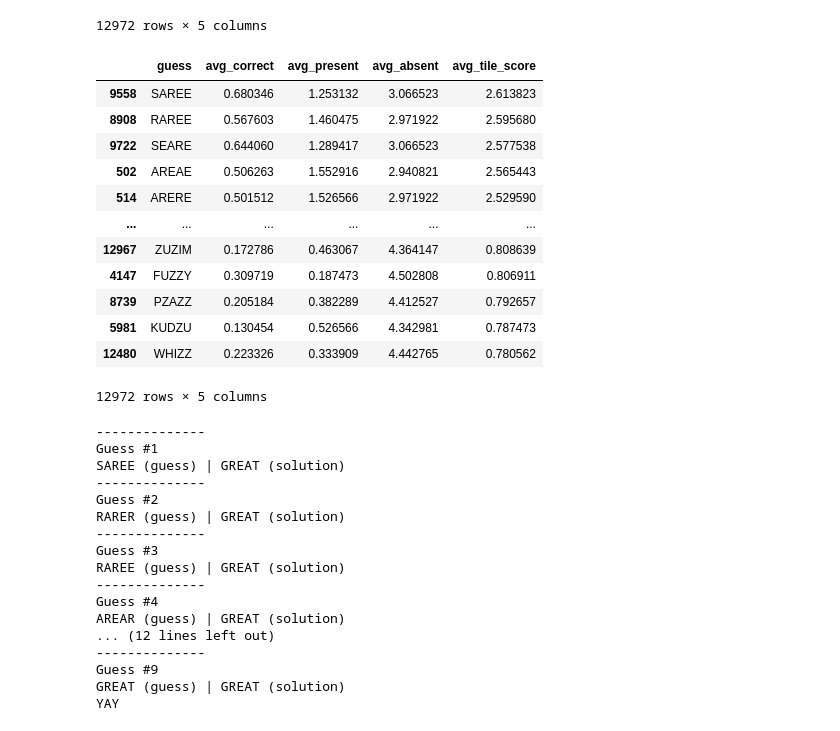
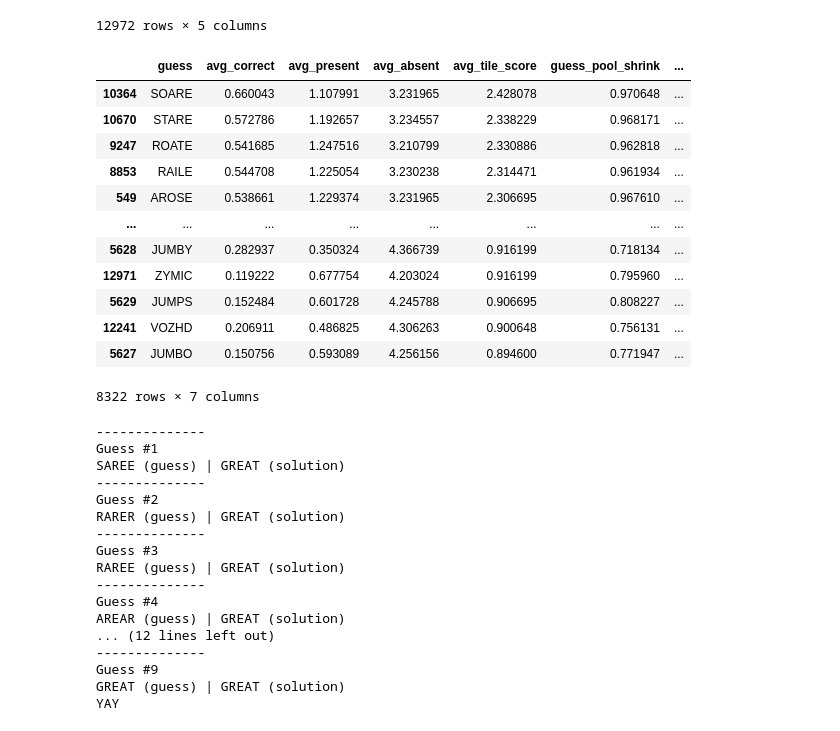
Before and after one commit to sejaldua/wordle-analysis, a Jupyter notebook: analysis.ipynb, the cells around one changed output. Drawn from its saved outputs; the diff is of its cells as text; code cells hidden in the pictures.

```diff
--- a/analysis.ipynb
+++ b/analysis.ipynb
@@ -59,22 +59,23 @@ orig_guess_df
 | 12970 | ZYMES | 0.190497 | 0.856587 | 3.952916 | 1.237581 |
 | 12971 | ZYMIC | 0.119222 | 0.677754 | 4.203024 | 0.916199 |
 12972 rows × 5 columns
-# %%
-orig_guess_df.sort_values(by='avg_tile_score', ascending=False)
-# %% [output]
-|  | guess | avg_correct | avg_present | avg_absent | avg_tile_score |
-| 9558 | SAREE | 0.680346 | 1.253132 | 3.066523 | 2.613823 |
-| 8908 | RAREE | 0.567603 | 1.460475 | 2.971922 | 2.595680 |
-| 9722 | SEARE | 0.644060 | 1.289417 | 3.066523 | 2.577538 |
-| 502 | AREAE | 0.506263 | 1.552916 | 2.940821 | 2.565443 |
-| 514 | ARERE | 0.501512 | 1.526566 | 2.971922 | 2.529590 |
-| ... | ... | ... | ... | ... | ... |
-| 12967 | ZUZIM | 0.172786 | 0.463067 | 4.364147 | 0.808639 |
-| 4147 | FUZZY | 0.309719 | 0.187473 | 4.502808 | 0.806911 |
-| 8739 | PZAZZ | 0.205184 | 0.382289 | 4.412527 | 0.792657 |
-| 5981 | KUDZU | 0.130454 | 0.526566 | 4.342981 | 0.787473 |
-| 12480 | WHIZZ | 0.223326 | 0.333909 | 4.442765 | 0.780562 |
-12972 rows × 5 columns
+# %%
+duplicates = [guess for guess in orig_guesses if len(set(guess)) != 5]
+orig_guess_df.sort_values(by='avg_tile_score', ascending=False).query("guess not in @duplicates")
+# %% [output]
+|  | guess | avg_correct | avg_present | avg_absent | avg_tile_score | guess_pool_shrink | ... |
+| 10364 | SOARE | 0.660043 | 1.107991 | 3.231965 | 2.428078 | 0.970648 | ... |
+| 10670 | STARE | 0.572786 | 1.192657 | 3.234557 | 2.338229 | 0.968171 | ... |
+| 9247 | ROATE | 0.541685 | 1.247516 | 3.210799 | 2.330886 | 0.962818 | ... |
+| 8853 | RAILE | 0.544708 | 1.225054 | 3.230238 | 2.314471 | 0.961934 | ... |
+| 549 | AROSE | 0.538661 | 1.229374 | 3.231965 | 2.306695 | 0.967610 | ... |
+| ... | ... | ... | ... | ... | ... | ... | ... |
+| 5628 | JUMBY | 0.282937 | 0.350324 | 4.366739 | 0.916199 | 0.718134 | ... |
+| 12971 | ZYMIC | 0.119222 | 0.677754 | 4.203024 | 0.916199 | 0.795960 | ... |
+| 5629 | JUMPS | 0.152484 | 0.601728 | 4.245788 | 0.906695 | 0.808227 | ... |
+| 12241 | VOZHD | 0.206911 | 0.486825 | 4.306263 | 0.900648 | 0.756131 | ... |
+| 5627 | JUMBO | 0.150756 | 0.593089 | 4.256156 | 0.894600 | 0.771947 | ... |
+8322 rows × 7 columns
 # %%
 def filter_list(pool, guess, score):
     for i, char in enumerate(guess):
```
Also changed, not shown: parts of 1 cell of this notebook, 1 other file.
